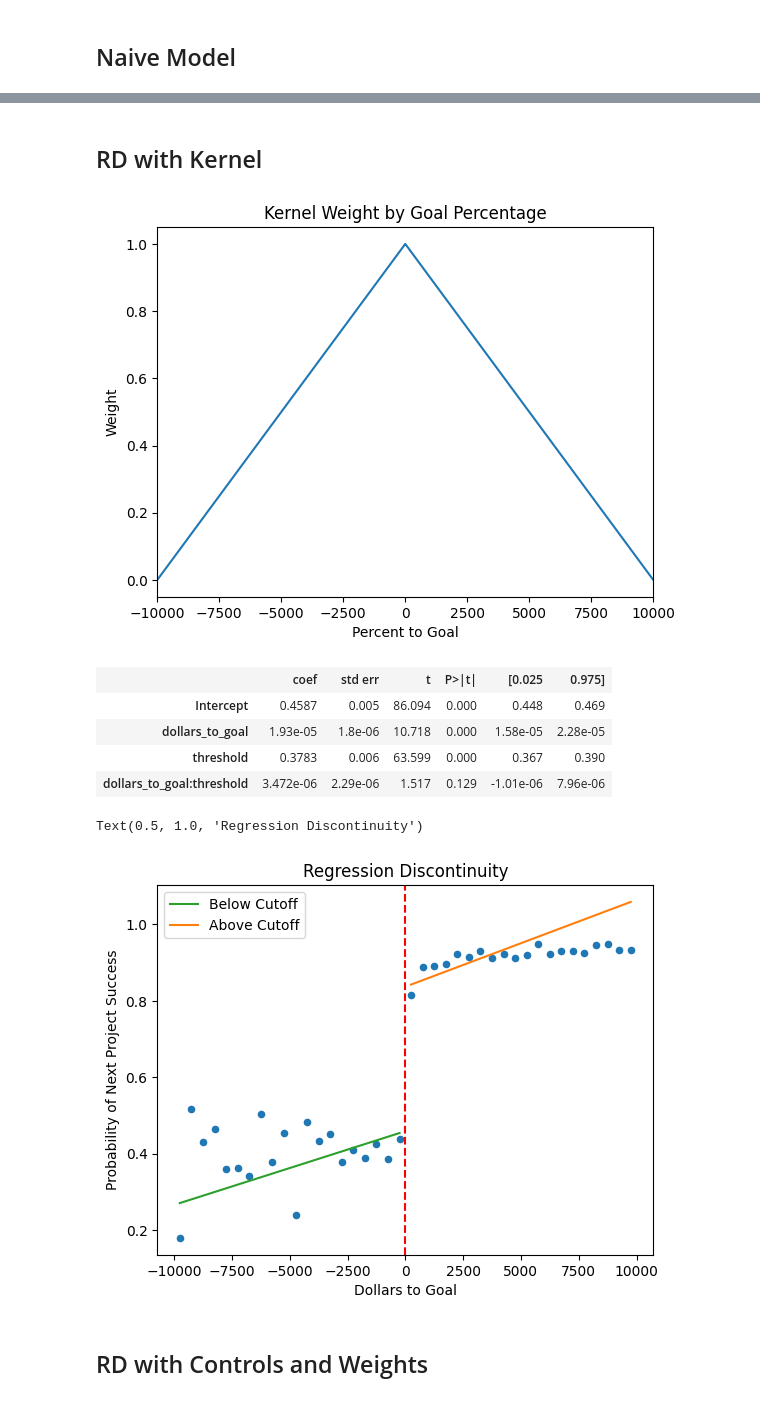
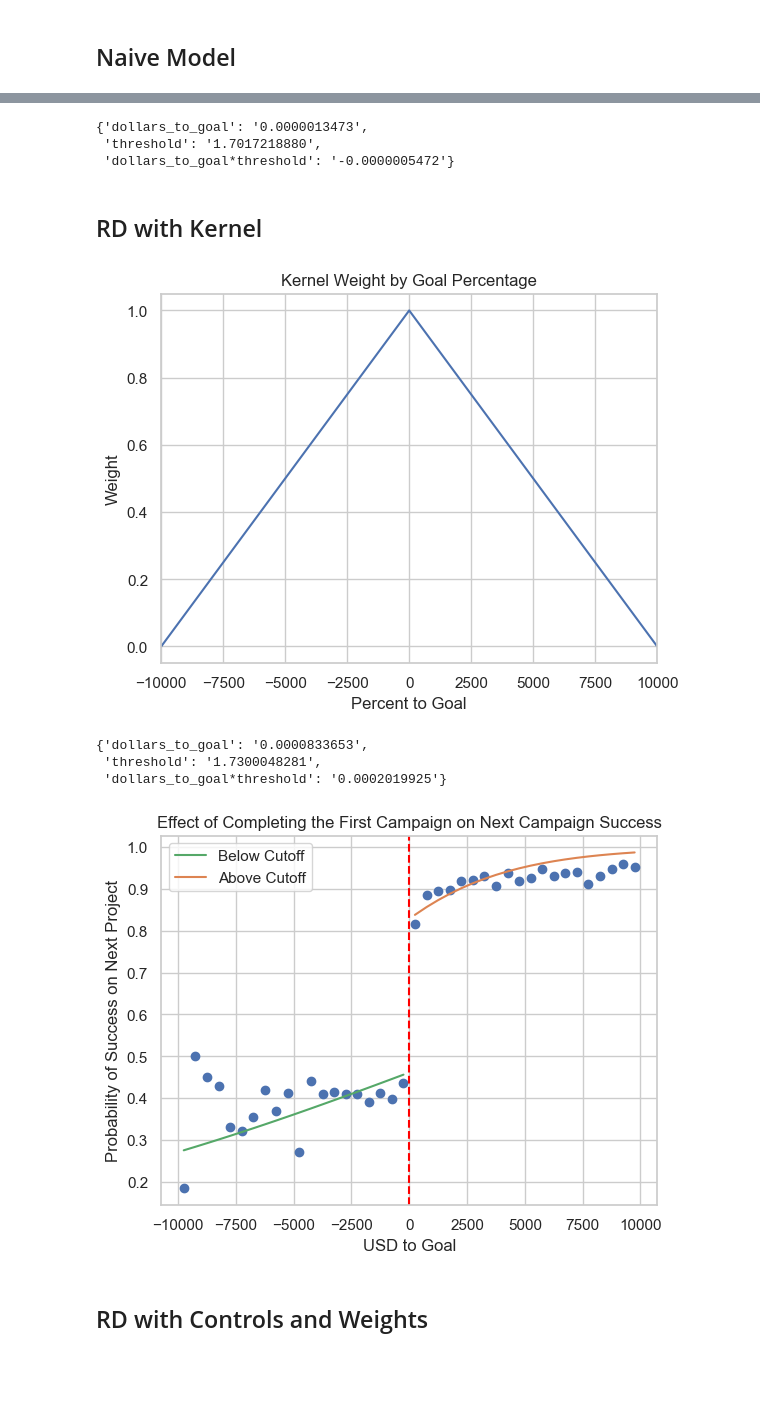
Before and after one commit to sahilpatil98/kickstarter-JMP, a Jupyter notebook: data-analysis/next_project_discontinuity_analysis.ipynb, the cells around one changed output, grey strips where cells are left out. Drawn from its saved outputs; the diff is of its cells as text; code cells hidden in the pictures; blank space fills up the shorter version.

Commit message:
added sklearn for logistic regression in next project analysis

```diff
--- a/data-analysis/next_project_discontinuity_analysis.ipynb
+++ b/data-analysis/next_project_discontinuity_analysis.ipynb
@@ -4,7 +4,10 @@
 import pandas as pd
 import numpy as np
 import matplotlib.pyplot as plt
+import statsmodels.api as sm
 import statsmodels.formula.api as smf
+import seaborn as sns
+sns.set(style="whitegrid")
 
 # Show data without scientific notation
 pd.set_option('display.float_format', lambda x: '%.3f' % x)
@@ -41,6 +41,6 @@ print(df.columns.tolist())
 # %%
 # Calculate the dollars to goal
-df['dollars_to_goal'] = df['pledged']  - df['goal']
+df['dollars_to_goal'] = df['usd_pledged']  - df['usd_goal']
 # %% [markdown]
 # Key Statistics
 # %%
@@ -216,48 +229,76 @@ plotting_df
+# %%
+X = filled_df[['dollars_to_goal', 'threshold', 'dollars_to_goal*threshold']]
+y = filled_df['success_next']
+
+model = LogisticRegression(fit_intercept=True, verbose = 1).fit(X,y)
+
+# Print param names and coefficients
+coef_dict = {}
+for coef, feat in zip(model.coef_[0,:], model.feature_names_in_):
+    coef_dict[feat] = "{:.10f}".format(coef)
+
+coef_dict
+# %% [output]
+{'dollars_to_goal': '0.0000013473',
+ 'threshold': '1.7017218880',
+ 'dollars_to_goal*threshold': '-0.0000005472'}
 # %% [markdown]
 ## RD with Kernel
 # %%
-plt.plot(sorted(df["dollars_to_goal"]), Kernels.triangular_kernel(df["dollars_to_goal"], c=cutoff, h=bandwidth), label="Triangular Kernel")
+plt.plot(sorted(ml_df["dollars_to_goal"]), Kernels.triangular_kernel(ml_df["dollars_to_goal"], c=cutoff, h=bandwidth), label="Triangular Kernel")
 plt.xlabel("Percent to Goal")
 plt.ylabel("Weight")
 plt.xlim(-bandwidth, bandwidth)
 plt.title("Kernel Weight by Goal Percentage");
 # %% [output]
-[figure, old version]
+[figure, new version]
-# %%
-model1 = smf.wls('success_next ~ dollars_to_goal + threshold + dollars_to_goal*threshold', df, weights = Kernels.triangular_kernel(R = df['dollars_to_goal'], c = cutoff, h = bandwidth)).fit()
-
-model1.summary().tables[1]
-# %% [output]
-|  | coef | std err | t | P>|t| | [0.025 | 0.975] |
-| Intercept | 0.4587 | 0.005 | 86.094 | 0.000 | 0.448 | 0.469 |
-| dollars_to_goal | 1.93e-05 | 1.8e-06 | 10.718 | 0.000 | 1.58e-05 | 2.28e-05 |
-| threshold | 0.3783 | 0.006 | 63.599 | 0.000 | 0.367 | 0.390 |
-| dollars_to_goal:threshold | 3.472e-06 | 2.29e-06 | 1.517 | 0.129 | -1.01e-06 | 7.96e-06 |
+# %%
+X, y = ml_df[['dollars_to_goal', 'threshold', 'dollars_to_goal*threshold']], ml_df['success_next']
+cutoff = 0
+bandwidth = 10000
+model = LogisticRegression(fit_intercept=True, verbose = 1).fit(X,y, sample_weight=Kernels.triangular_kernel(ml_df['dollars_to_goal'], c=cutoff, h=bandwidth))
+
+# Print param names and coefficients
+coef_dict = {}
+for coef, feat in zip(model.coef_[0,:], model.feature_names_in_):
+    coef_dict[feat] = "{:.10f}".format(coef)
+
+coef_dict
+# %% [output]
+{'dollars_to_goal': '0.0000833653',
+ 'threshold': '1.7300048281',
+ 'dollars_to_goal*threshold': '0.0002019925'}
 # %%
 # Remove outliers
-ax = plotting_df.plot.scatter(x = 'dollars_to_goal', y = 'success_next', color = "C0")
+plt.figure()
+plt.scatter(plotting_df['dollars_to_goal'], plotting_df['success_next'], color = "C0")
+#ax = plotting_df.plot.scatter(x = 'dollars_to_goal', y = 'success_next', color = "C0")
 
 # Create threshold and Interaction Variable
+cutoff = 0
 plotting_df['threshold'] = 0
 plotting_df.loc[plotting_df['dollars_to_goal'] > cutoff, 'threshold'] = 1
 
 # Convert threshold to int
 plotting_df['threshold'] = plotting_df['threshold'].astype(int)
 plotting_df['dollars_to_goal*threshold'] = plotting_df['dollars_to_goal'] * plotting_df['threshold']
 
-exog_dict = {"dollars_to_goal": plotting_df['dollars_to_goal'].values, "threshold": plotting_df['threshold'].values, "dollars_to_goal:threshold": plotting_df['dollars_to_goal*threshold'].values}
-plotting_df['predictions'] = model1.predict(exog_dict)
+exog_dict = plotting_df[['dollars_to_goal', 'threshold', 'dollars_to_goal*threshold']]
+plotting_df['predictions'] = model.predict_proba(exog_dict)[:,1]
 left_plotting_df = plotting_df[plotting_df['dollars_to_goal'] < cutoff]
 right_plotting_df = plotting_df[plotting_df['dollars_to_goal'] >= cutoff]
-left_plotting_df.plot(x = 'dollars_to_goal', y = 'predictions', color = 'C2', ax = ax, label = 'Below Cutoff')
-right_plotting_df.plot(x = 'dollars_to_goal', y = 'predictions', color = 'C1', ax = ax, label = 'Above Cutoff')
-ax.axvline(x = 1, color = 'red', linestyle = '--')
-plt.xlabel('Dollars to Goal')
-plt.ylabel('Probability of Next Project Success')
-plt.title('Regression Discontinuity')
+plt.plot(left_plotting_df['dollars_to_goal'], left_plotting_df['predictions'], color = 'C2', label = 'Below Cutoff')
+plt.plot(right_plotting_df['dollars_to_goal'], right_plotting_df['predictions'], color = 'C1', label = 'Above Cutoff')
+plt.legend()
+plt.axvline(x = 1, color = 'red', linestyle = '--')
+plt.ylabel('Probability of Success on Next Project')
+plt.xlabel('USD to Goal')
+plt.title('Effect of Completing the First Campaign on Next Campaign Success')
+
+plt.savefig('../images/next_kickstarter/effect_of_completing_the_first_campaign_on_next_campaign_success.png')
+plt.show()
 # %% [output]
-Text(0.5, 1.0, 'Regression Discontinuity')
-[figure, old version]
+[figure, new version]
 # %% [markdown]
 ## RD with Controls and Weights
 # %%
```
Also changed, not shown: parts of 26 cells of this notebook, 2 other files.
